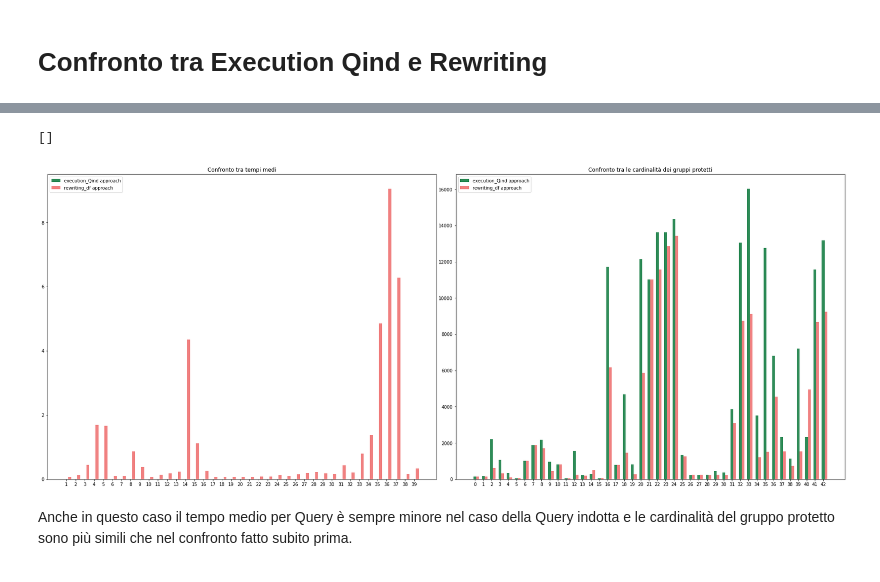
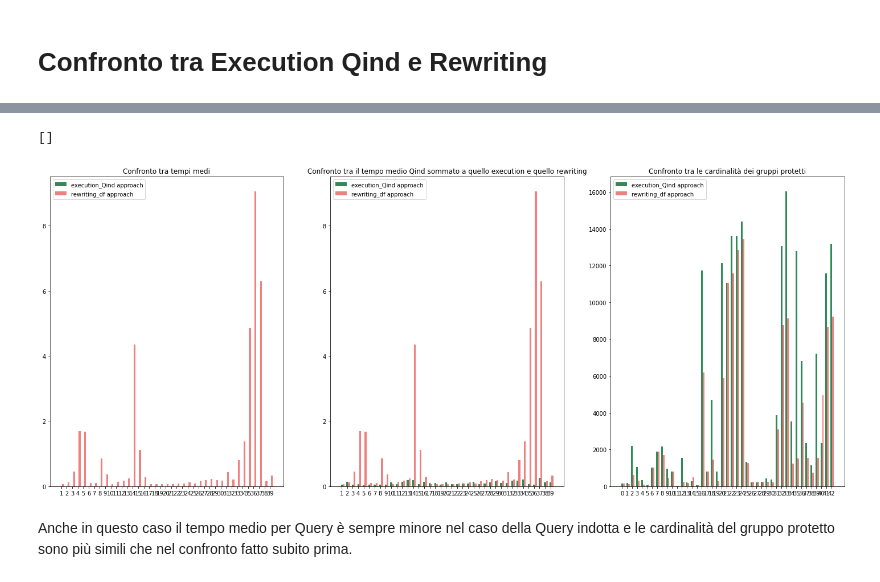
Before and after one commit to Nicogs43/KNN_coverage_constraint_query, a Jupyter notebook: Analysis_df_.ipynb, the cells around one changed output, grey strips where cells are left out. Cells and saved outputs as stored; diff of their text form; code cells hidden in the pictures.

```diff
--- a/Analysis_df_.ipynb
+++ b/Analysis_df_.ipynb
@@ -293,6 +345,8 @@ for Finding Similar Patches in Images?
 [Tree algorithms explained: Ball Tree Algorithm vs. KD Tree vs. Brute Force](https://towardsdatascience.com/tree-algorithms-explained-ball-tree-algorithm-vs-kd-tree-vs-brute-force-9746debcd940)
 # %% [markdown]
 # DataFrame: Execution Qind
+# %%
+execution_Qind_df['summed_avg_time_exec_qind'] = execution_res_df['average_time_execution'] + execution_Qind_df['average_time_exec_Qind']
 # %%
 execution_Qind_df
 # %% [output]
@@ -340,24 +438,32 @@ execution_Qind_df.agg({
 # %%
-plt.subplot(1,2,1)
+plt.subplot(1,3,1)
 plt.bar(execution_Qind_df['id'],execution_Qind_df['average_time_exec_Qind'],width,color='seagreen',label='execution_Qind approach')
 plt.bar(rewriting_df['id']+width,rewriting_df['qcut_mean_summed_time'],width,color='lightcoral',label ='rewriting_df approach')
 plt.xticks(execution_Qind_df['id'])
 plt.title("Confronto tra tempi medi")
 plt.legend(loc = 'upper left')
-plt.tight_layout(pad=0.4, w_pad=0.5, h_pad=1.0)
+#plt.tight_layout(pad=0.4, w_pad=0.5, h_pad=1.0)
 plt.plot()
-plt.subplot(1,2,2)
+plt.subplot(1,3,2)
+plt.bar(execution_Qind_df['id'],execution_Qind_df['summed_avg_time_exec_qind'],width,color='seagreen',label='execution_Qind approach')
+plt.bar(rewriting_df['id']+width,rewriting_df['qcut_mean_summed_time'],width,color='lightcoral',label ='rewriting_df approach')
+plt.xticks(execution_Qind_df['id'])
+plt.title("Confronto tra il tempo medio Qind sommato a quello execution e quello rewriting")
+plt.legend(loc = 'upper left')
+#plt.tight_layout(pad=0.4, w_pad=0.5, h_pad=1.0)
+plt.plot()
+plt.subplot(1,3,3)
 test2_exec_qind = manage_column_with_long_value_two(execution_Qind_df['card_true_sa_Qind'])
 plt.bar(range(len(test2_exec_qind)),manage_column_with_long_value_two(execution_Qind_df['card_true_sa_Qind']),width,color='seagreen',label='execution_Qind approach')
 plt.bar(range(len(test2_exec_qind))+width,manage_column_with_long_value_two(rewriting_df['card_true_sa_newQ']),width,color='lightcoral',label ='rewriting_df approach')
 plt.title("Confronto tra le cardinalità dei gruppi protetti")
 plt.xticks(range(len(test2_exec_qind)))
 plt.legend(loc = 'upper left')
-plt.tight_layout(pad=0.4, w_pad=0.5, h_pad=1.0)
+#plt.tight_layout(pad=0.4, w_pad=0.5, h_pad=1.0)
 plt.plot()
 # %% [output]
 []
-[figure, old version]
+[figure, new version]
 # %% [markdown]
 Anche in questo caso il tempo medio per Query è sempre minore nel caso della Query indotta e le cardinalità del gruppo protetto sono più simili che nel confronto fatto subito prima.
 # %%
```
Also changed, not shown: parts of 9 cells of this notebook.
